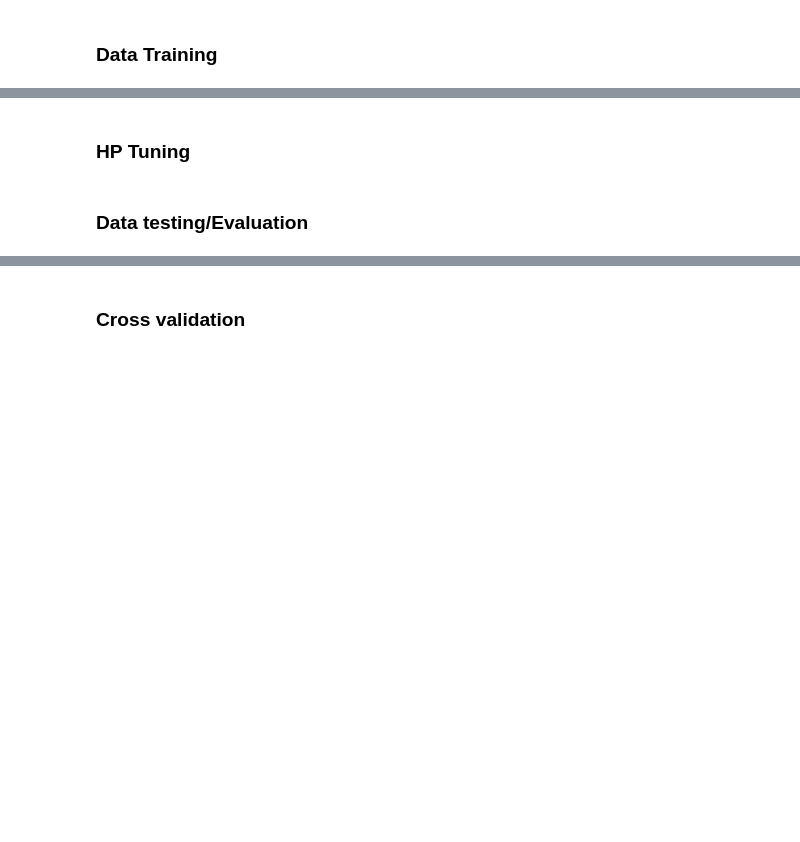
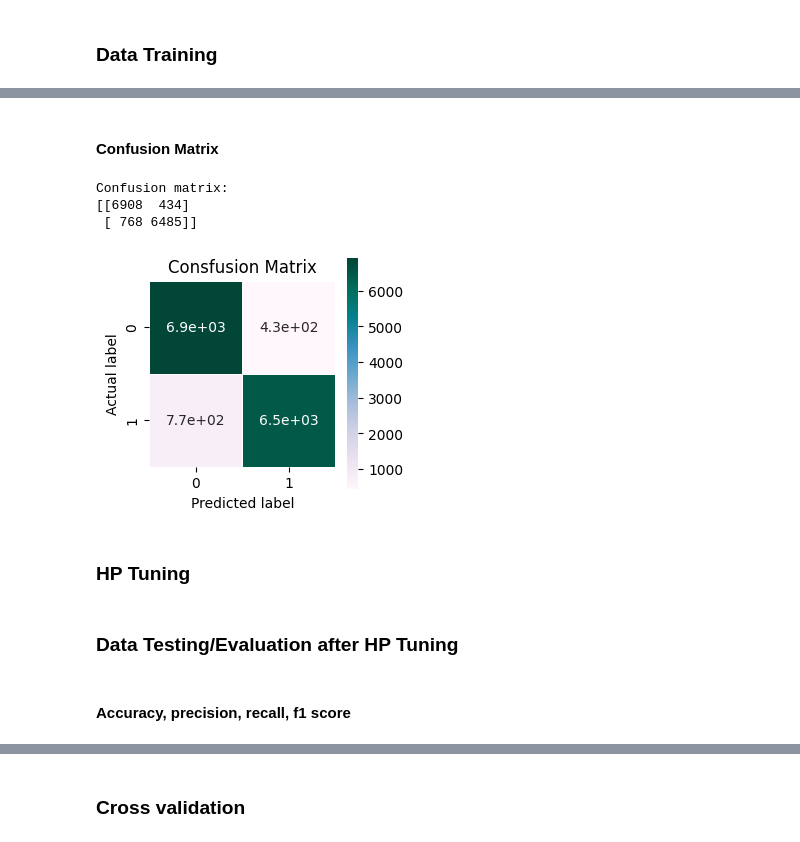
Before and after one commit to FaresDarghouth/supervised-ml-models, a Jupyter notebook: classification-covid19/covid19.ipynb, the cells around one changed output, grey strips where cells are left out. Cells and saved outputs as stored; diff of their text form; code cells hidden in the pictures; blank space fills up the shorter version.

```diff
--- a/classification-covid19/covid19.ipynb
+++ b/classification-covid19/covid19.ipynb
@@ -439 +447,3 @@ plt.show()
+# %%
+df.drop(columns=['symptom_start_date'], axis=1, inplace=True)
 # %% [markdown]
@@ -469,3 +507,20 @@ print(classification_report(y_test, y_pred))
+# %% [markdown]
+#### Confusion Matrix
+# %%
+print("Confusion matrix:")
+cm = confusion_matrix(y_test, y_pred)
+print(cm)
+
+plt.figure(figsize=(3,3))
+sns.heatmap(cm, annot=True, linewidths=.5, square = True, cmap = 'PuBuGn');
+plt.xlabel('Predicted label');
+plt.ylabel('Actual label');
+plt.title("Consfusion Matrix", size = 12);
+# %% [output]
+Confusion matrix:
+[[6908  434]
+ [ 768 6485]]
+[figure, added]
 # %% [markdown]
 ### HP Tuning
 # %%
@@ -487,4 +542,6 @@ print("Best Scores: ", knn_grid.best_score_)
 
 y_pred = knn_grid.predict(X_test)
 # %% [markdown]
-### Data testing/Evaluation
+### Data Testing/Evaluation after HP Tuning
+# %% [markdown]
+#### Accuracy, precision, recall, f1 score
```
Also changed, not shown: parts of 24 cells of this notebook.
